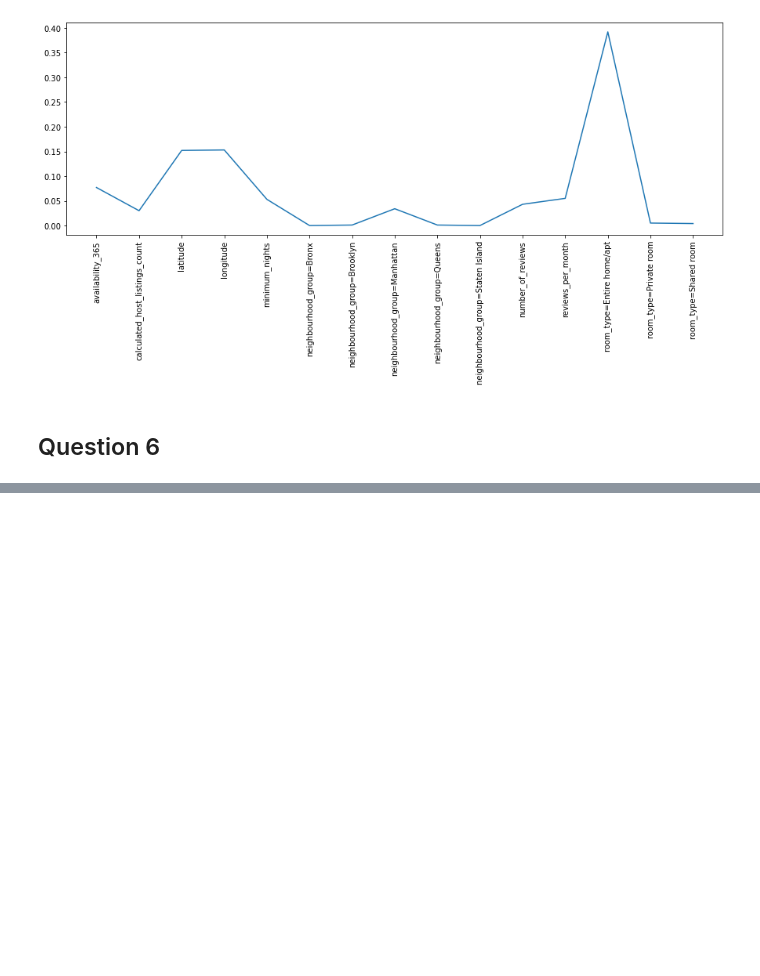
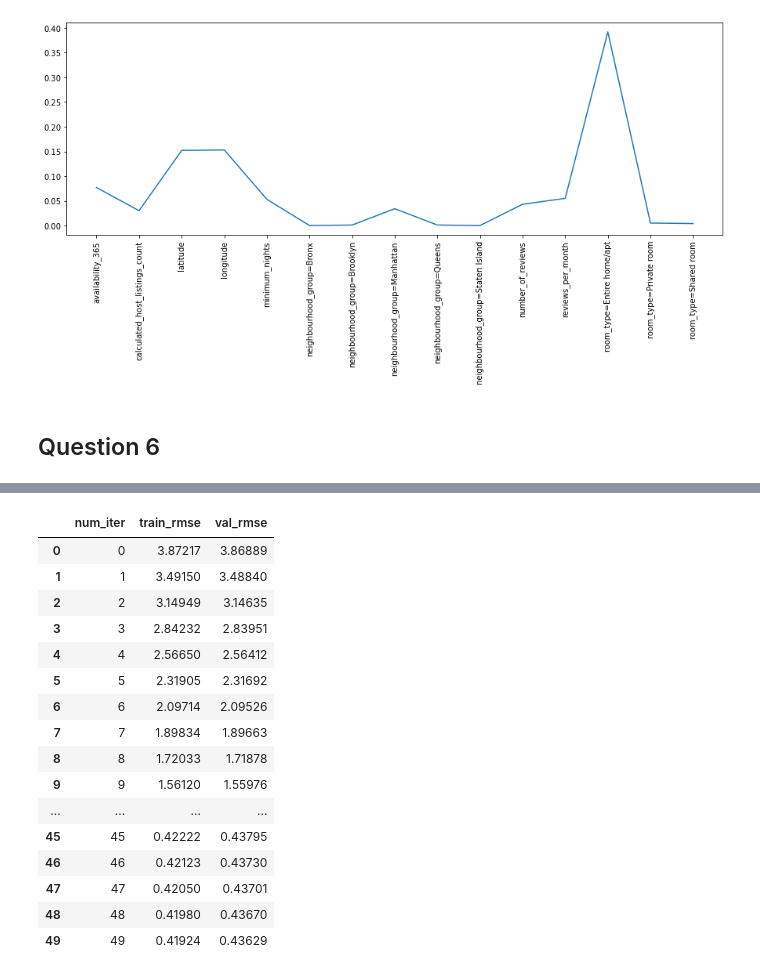
Before and after one commit to bandiang2/ml_zoomcamp_2021, a Jupyter notebook: week_6/homework.ipynb, the cells around one changed output, grey strips where cells are left out. Saved outputs shown, nothing was run; the diff lists cells and outputs as text; code cells hidden in the pictures; blank space fills up the shorter version.

```diff
--- a/week_6/homework.ipynb
+++ b/week_6/homework.ipynb
@@ -244,0 +293,21 @@ watchlist = [(train2, 'train'), (val2, 'val')]
+# %%
+df_eta_01 = parse_xgb_output(output2)
+df_eta_01.head(50)
+# %% [output]
+|  | num_iter | train_rmse | val_rmse |
+| 0 | 0 | 3.87217 | 3.86889 |
+| 1 | 1 | 3.49150 | 3.48840 |
+| 2 | 2 | 3.14949 | 3.14635 |
+| 3 | 3 | 2.84232 | 2.83951 |
+| 4 | 4 | 2.56650 | 2.56412 |
+| 5 | 5 | 2.31905 | 2.31692 |
+| 6 | 6 | 2.09714 | 2.09526 |
+| 7 | 7 | 1.89834 | 1.89663 |
+| 8 | 8 | 1.72033 | 1.71878 |
+| 9 | 9 | 1.56120 | 1.55976 |
+| ... | ... | ... | ... |
+| 45 | 45 | 0.42222 | 0.43795 |
+| 46 | 46 | 0.42123 | 0.43730 |
+| 47 | 47 | 0.42050 | 0.43701 |
+| 48 | 48 | 0.41980 | 0.43670 |
+| 49 | 49 | 0.41924 | 0.43629 |
```
Also changed, not shown: parts of 7 cells of this notebook.
